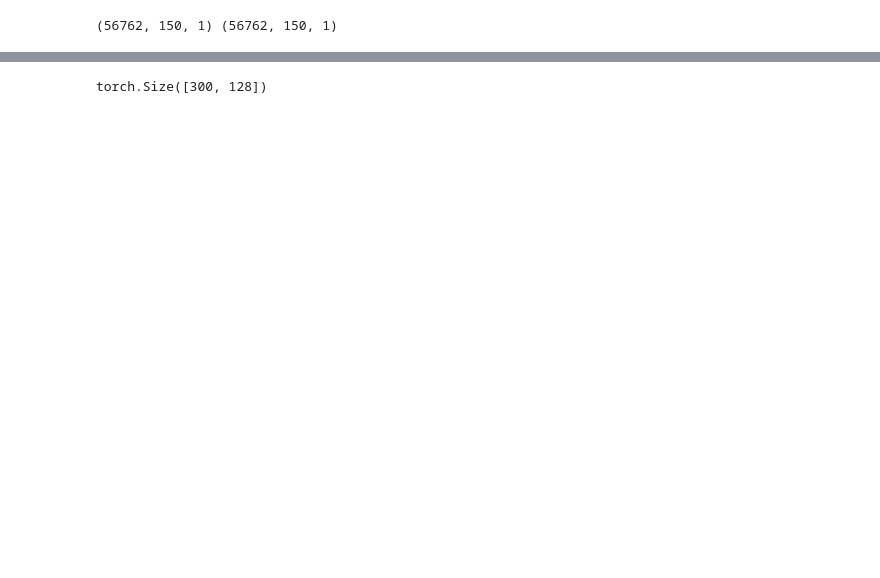
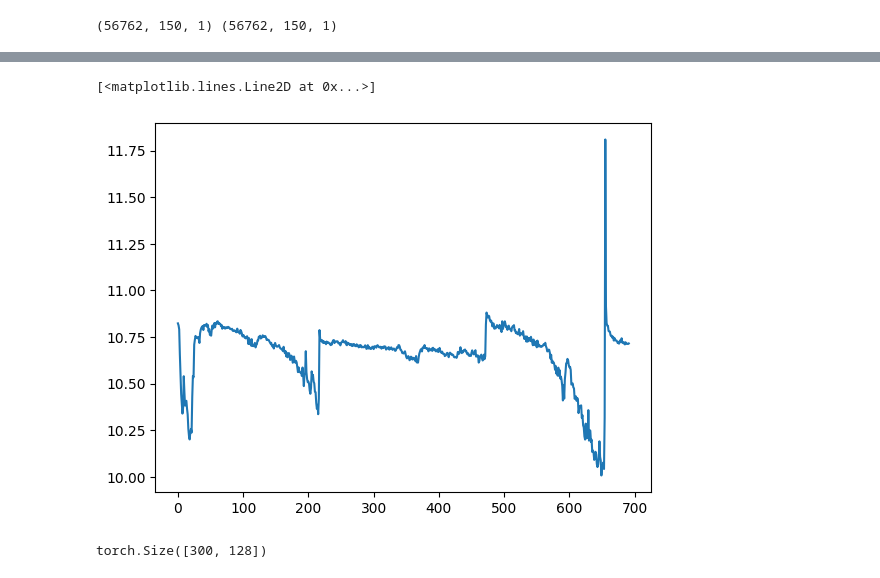
Before and after one commit to ajaye2/TS-FM, a Jupyter notebook: experiments.ipynb, the cells around one changed output, grey strips where cells are left out. Cells and saved outputs as stored; diff of their text form; code cells hidden in the pictures; blank space fills up the shorter version.

Commit message:
update tsfm

```diff
--- a/experiments.ipynb
+++ b/experiments.ipynb
@@ -164,8 +149,13 @@ encoder_configs         = Configs(TSlength_aligned=max_seq_len,
                                 )
 
 tsfm                    = TSFM(input_data_shapes_dict,
+                               "v1_model",
                                 device=DEVICE,
                                 max_seq_length=max_seq_len,
                                 encoder_config=encoder_configs,
                                 projection_layer_dims=PROJECTION_DIMS,
                                 )
+
+
+
+summary(tsfm._encoder, ((64, 150, 128), (64, 150, 128), (64, 150)), dtypes=[torch.float32, torch.float32, torch.bool])
@@ -221,7 +229,7 @@ warmup_config_kwargs = {
 N_EPOCHS                 = 10
 WARMUP_EPOCHS            = 10
 WARMUP_BATCH_SIZE        = 512
-WARMUP_PROJECTION_LAYERS = True
+WARMUP_PROJECTION_LAYERS = False
 BATCH_SIZE               = 512
 LR                       = 1e-2
 LOG                      = True
@@ -232,6 +240,7 @@ loss                     = tsfm.fit(data_dict, n_epochs=N_EPOCHS, warmup_project
                                     log=LOG, verbose=True, shuffle=True, warmup_epochs=WARMUP_EPOCHS,
                                     warmup_config_kwargs=warmup_config_kwargs, warmup_batch_size=WARMUP_BATCH_SIZE,
                                     batch_size=BATCH_SIZE, lr=LR, device=DEVICE, max_seq_length=MAX_SEQ_LENGTH,
+                                    print_every_iter=10
                                     )
 # %% [output]
 Total number of data points: 221054
@@ -254,3 +264,8 @@ Epoch: 9, Loss: 0.4516412786075047
+# %%
+plt.plot ( tsfm.loss_dict_by_steps['univariate']  )
+# %% [output]
+[<matplotlib.lines.Line2D at 0x...>]
+[figure, added]
 # %%
 dataset_name = 'dataset_xmr'
 inputs       = data_dict[dataset_name]['data'][:300]
```
Also changed, not shown: parts of 4 cells of this notebook, 6 other files.
